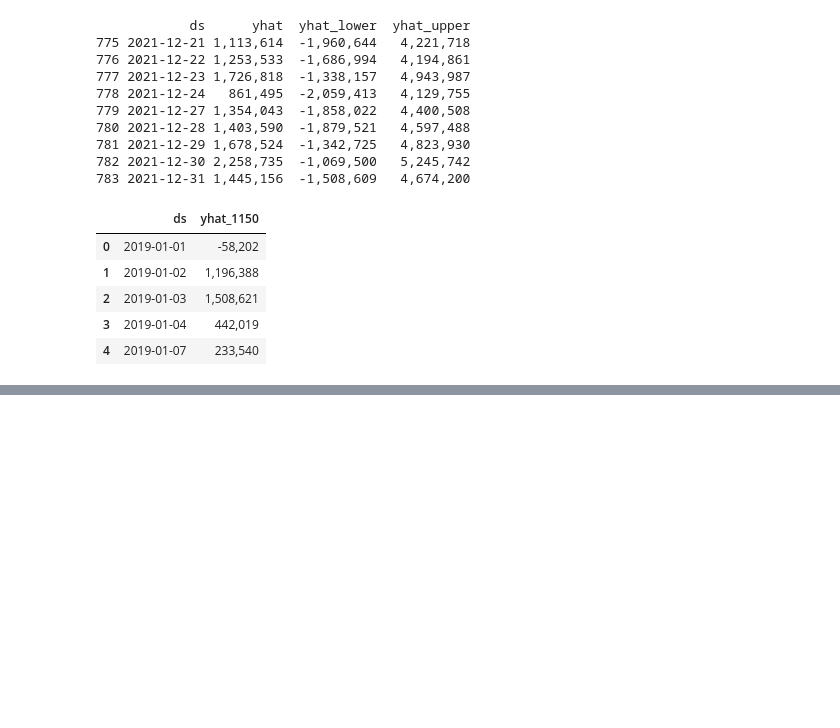
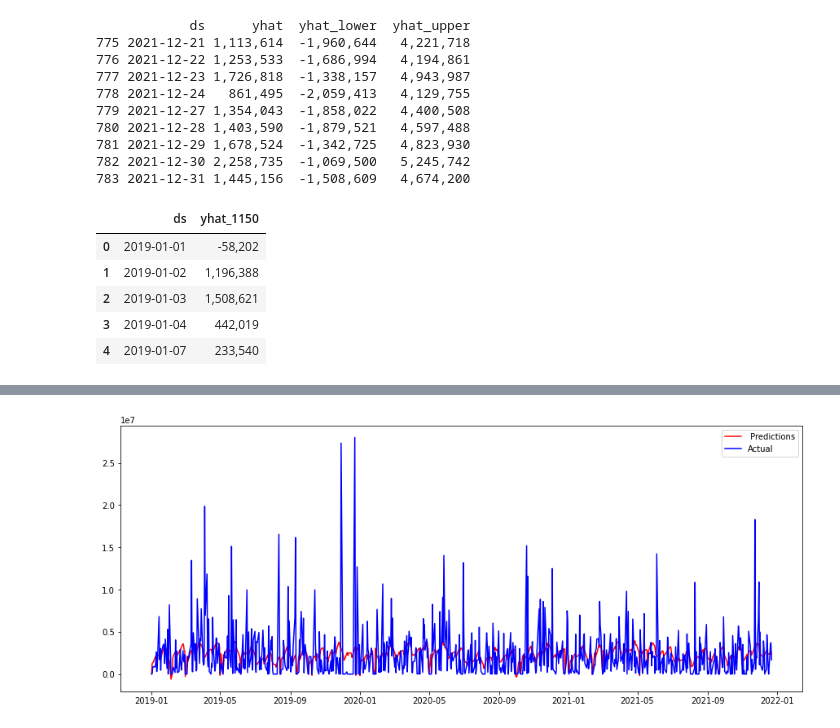
Before and after one commit to parkyw2/keggle, a Jupyter notebook: 기재품_소모품비_공장별.ipynb, the cells around one changed output, grey strips where cells are left out. Cells and saved outputs as stored; diff of their text form; code cells hidden in the pictures; blank space fills up the shorter version.

```diff
--- a/기재품_소모품비_공장별.ipynb
+++ b/기재품_소모품비_공장별.ipynb
@@ -590,0 +635,13 @@ final_1150.head()
+# %%
+m=Prophet(growth='logistic',weekly_seasonality= 20,yearly_seasonality=5,seasonality_prior_scale=20, changepoint_prior_scale=0.5)
+m.add_seasonality(name='monthly', period=30.5, fourier_order=2)
+m.add_country_holidays(country_name='KR')
+m.fit(df_1160)
+
+future = m.make_future_dataframe(periods=9)
+future = future[future['ds'].dt.dayofweek < 5]
+future['cap'] = 30000000
+future['floor'] = 0
+
+forecast=m.predict(future)
+forecast.tail(10)
@@ -590,0 +662,9 @@ final_1150.head()
+# %%
+preds= forecast['yhat'][:-7]
+plt.figure(figsize=(15,6))
+plt.plot(df_1160.index,preds,color='red',label=' Predictions')
+plt.plot(df_1160.index,df_1160.y,color='blue',label='Actual')
+plt.legend()
+plt.show()
+# %% [output]
+[figure, added]
```
Also changed, not shown: parts of 35 cells of this notebook.
